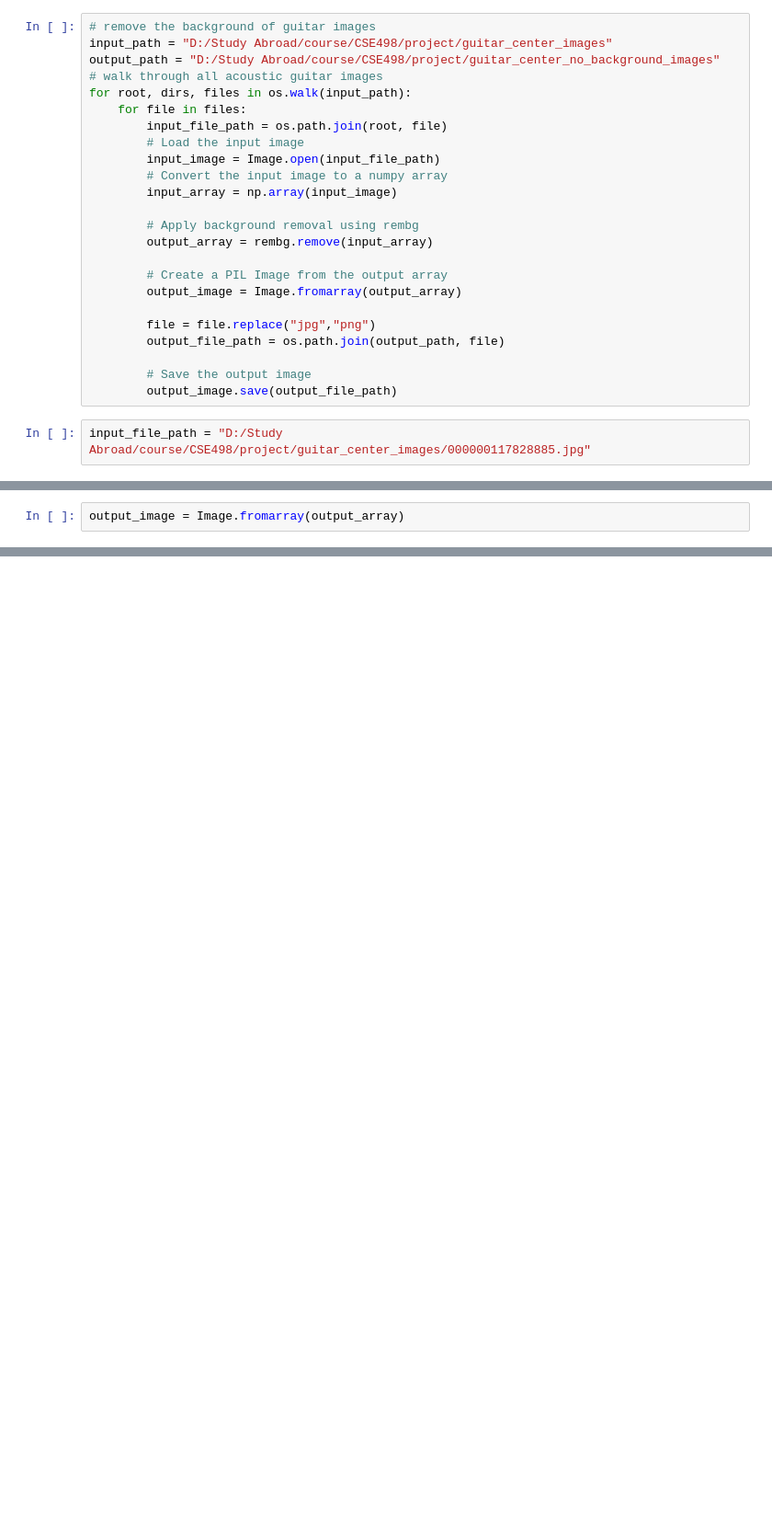
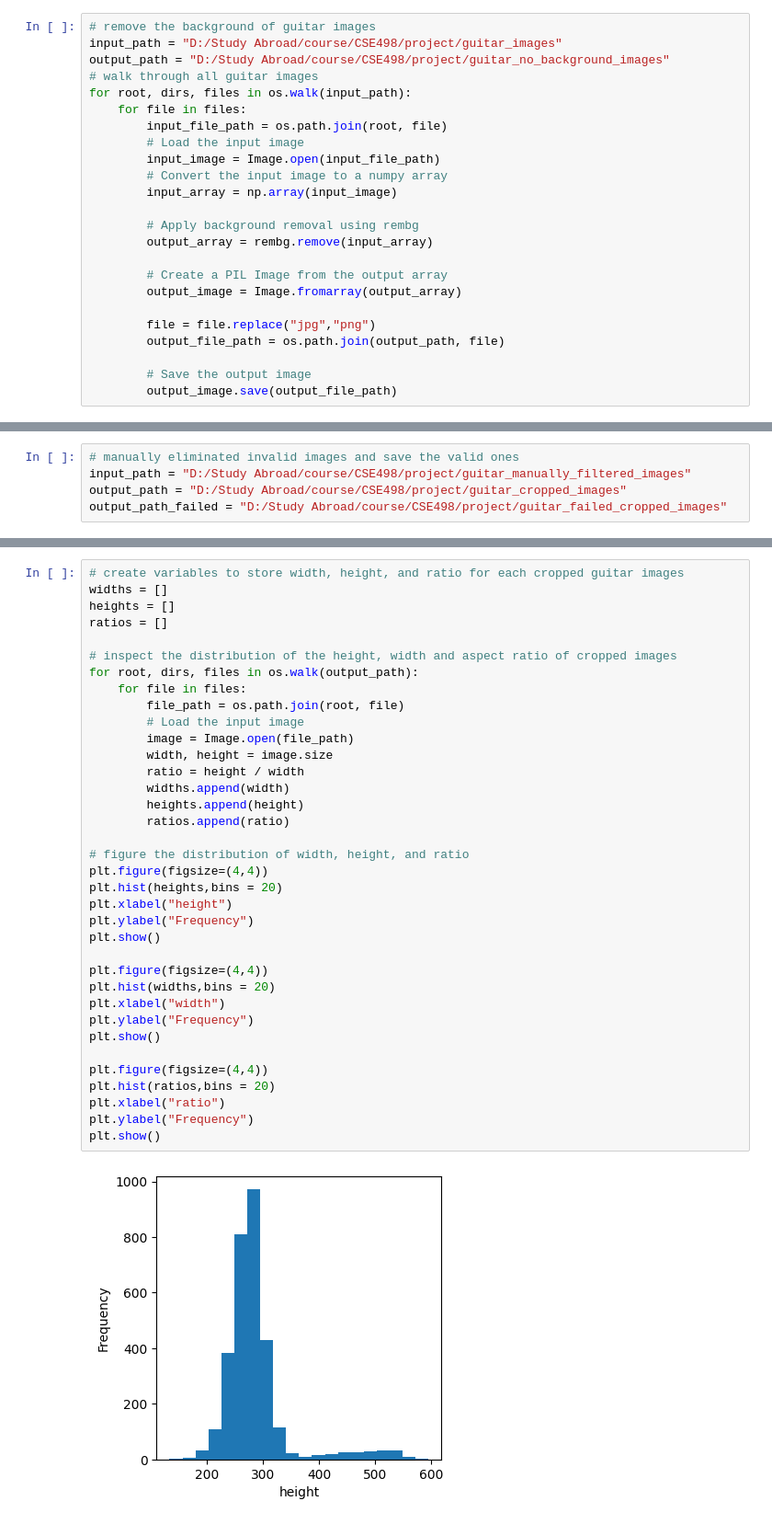
Before and after one commit to YanHuang1994/Image-Based-Price-Estimation, a Jupyter notebook: Deep_learning_Project_Data_Process.ipynb, the cells around one changed output, grey strips where cells are left out. Shown at 92% size. Drawn from its saved outputs; the diff is of its cells as text; blank space fills up the shorter version.

Commit message:
update the code
complete the part of cropping, resizing and padding the images

```diff
--- a/Deep_learning_Project_Data_Process.ipynb
+++ b/Deep_learning_Project_Data_Process.ipynb
@@ -6,8 +151,8 @@ from PIL import Image
 # %%
 # remove the background of guitar images
-input_path = "D:/Study Abroad/course/CSE498/project/guitar_center_images"
-output_path = "D:/Study Abroad/course/CSE498/project/guitar_center_no_background_images"
-# walk through all acoustic guitar images
+input_path = "D:/Study Abroad/course/CSE498/project/guitar_images"
+output_path = "D:/Study Abroad/course/CSE498/project/guitar_no_background_images"
+# walk through all guitar images
 for root, dirs, files in os.walk(input_path):
     for file in files:
         input_file_path = os.path.join(root, file)
@@ -27,5 +172,3 @@ for root, dirs, files in os.walk(input_path):
 
         # Save the output image
         output_image.save(output_file_path)
-# %%
-input_file_path = "D:/Study Abroad/course/CSE498/project/guitar_center_images/000000117828885.jpg"
@@ -38,2 +174,0 @@ output_array = rembg.remove(input_array)
-# %%
-output_image = Image.fromarray(output_array)
@@ -43,0 +175,5 @@ output_image
+# %%
+# manually eliminated invalid images and save the valid ones
+input_path = "D:/Study Abroad/course/CSE498/project/guitar_manually_filtered_images"
+output_path = "D:/Study Abroad/course/CSE498/project/guitar_cropped_images"
+output_path_failed = "D:/Study Abroad/course/CSE498/project/guitar_failed_cropped_images"
@@ -43,0 +219,38 @@ output_image
+# %%
+# create variables to store width, height, and ratio for each cropped guitar images
+widths = []
+heights = []
+ratios = []
+
+# inspect the distribution of the height, width and aspect ratio of cropped images
+for root, dirs, files in os.walk(output_path):
+    for file in files:
+        file_path = os.path.join(root, file)
+        # Load the input image
+        image = Image.open(file_path)
+        width, height = image.size
+        ratio = height / width
+        widths.append(width)
+        heights.append(height)
+        ratios.append(ratio)
+
+# figure the distribution of width, height, and ratio
+plt.figure(figsize=(4,4))
+plt.hist(heights,bins = 20)
+plt.xlabel("height")
+plt.ylabel("Frequency")
+plt.show()
+
+plt.figure(figsize=(4,4))
+plt.hist(widths,bins = 20)
+plt.xlabel("width")
+plt.ylabel("Frequency")
+plt.show()
+
+plt.figure(figsize=(4,4))
+plt.hist(ratios,bins = 20)
+plt.xlabel("ratio")
+plt.ylabel("Frequency")
+plt.show()
+# %% [output]
+[figure, added]
```
Also changed, not shown: parts of 9 cells of this notebook.
